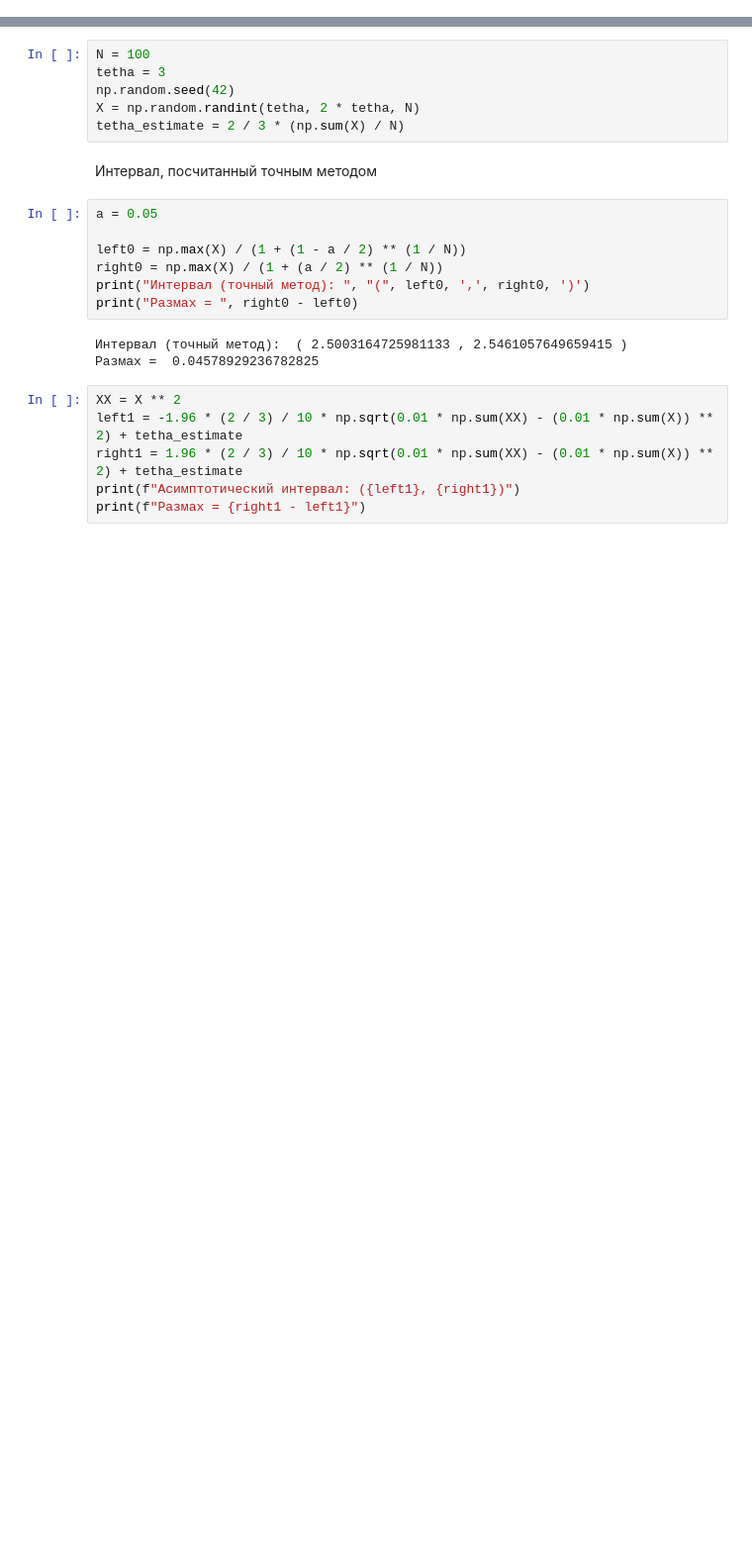
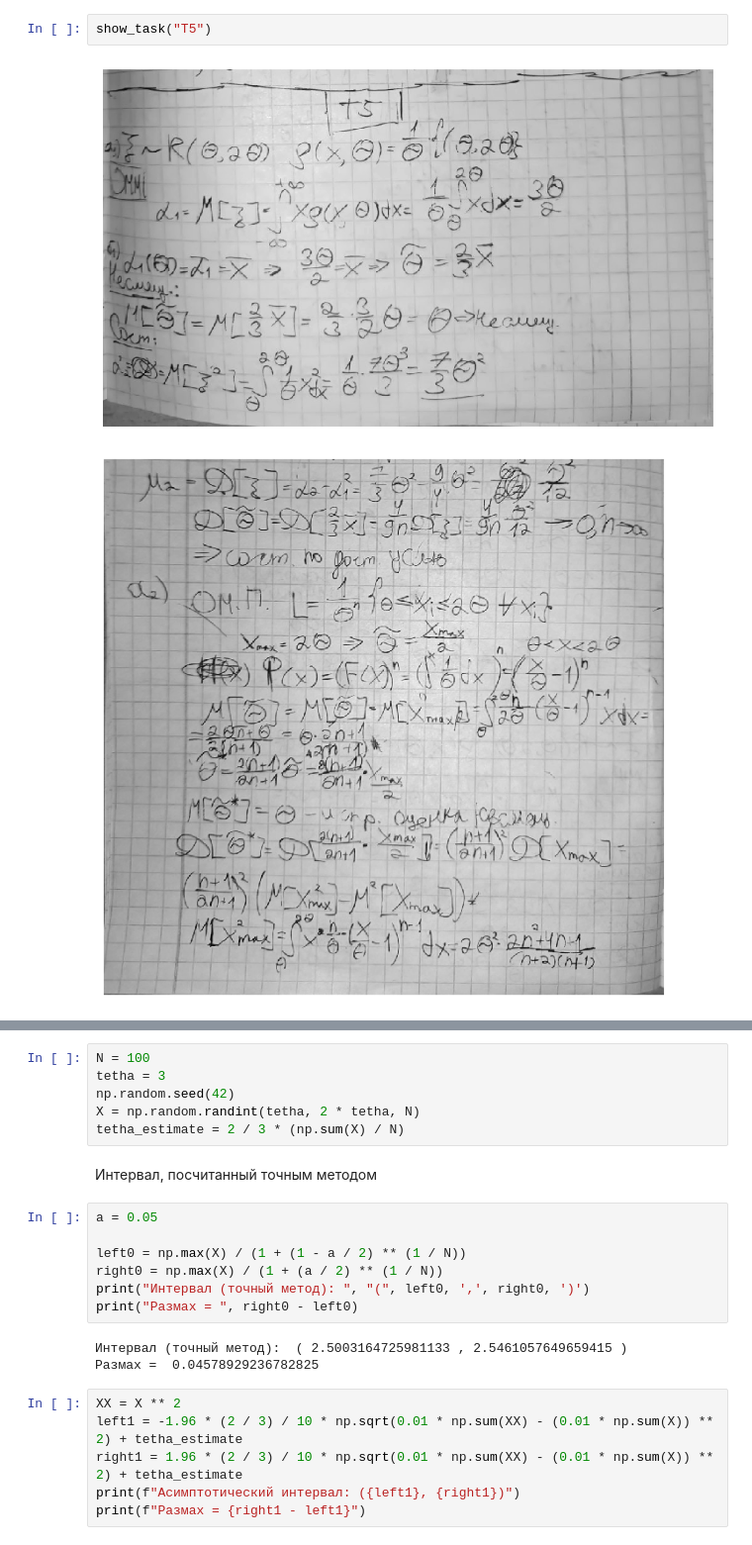
Before and after one commit to H0p1ty/MIPT_DAFE_Sem4_MathematicalStatistics, a Jupyter notebook: tasks/T5.ipynb, the cells around one changed output, grey strips where cells are left out. Shown at 99% size. Cells and saved outputs as stored; diff of their text form; blank space fills up the shorter version.

```diff
--- a/tasks/T5.ipynb
+++ b/tasks/T5.ipynb
@@ -4,0 +14,5 @@ from scipy.stats import moment
+# %%
+show_task("T5")
+# %% [output]
+[figure, added]
+[figure, added]
```
Also changed, not shown: parts of 5 cells of this notebook, 6 other files.
